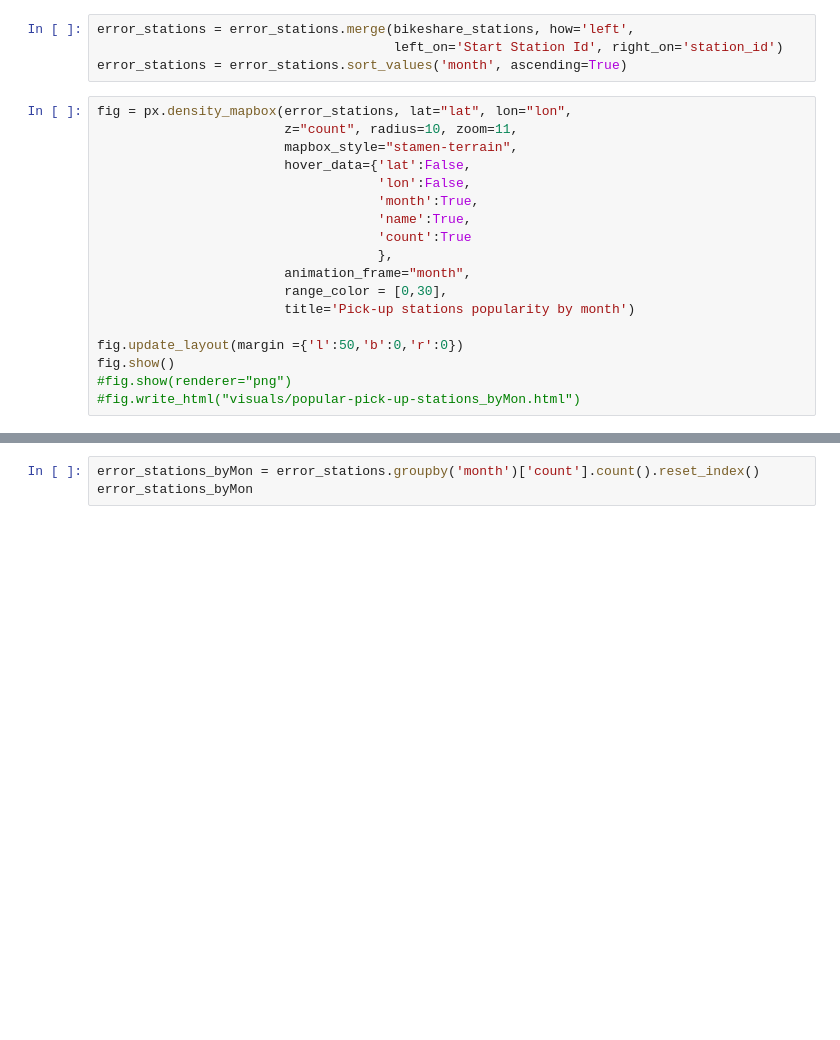
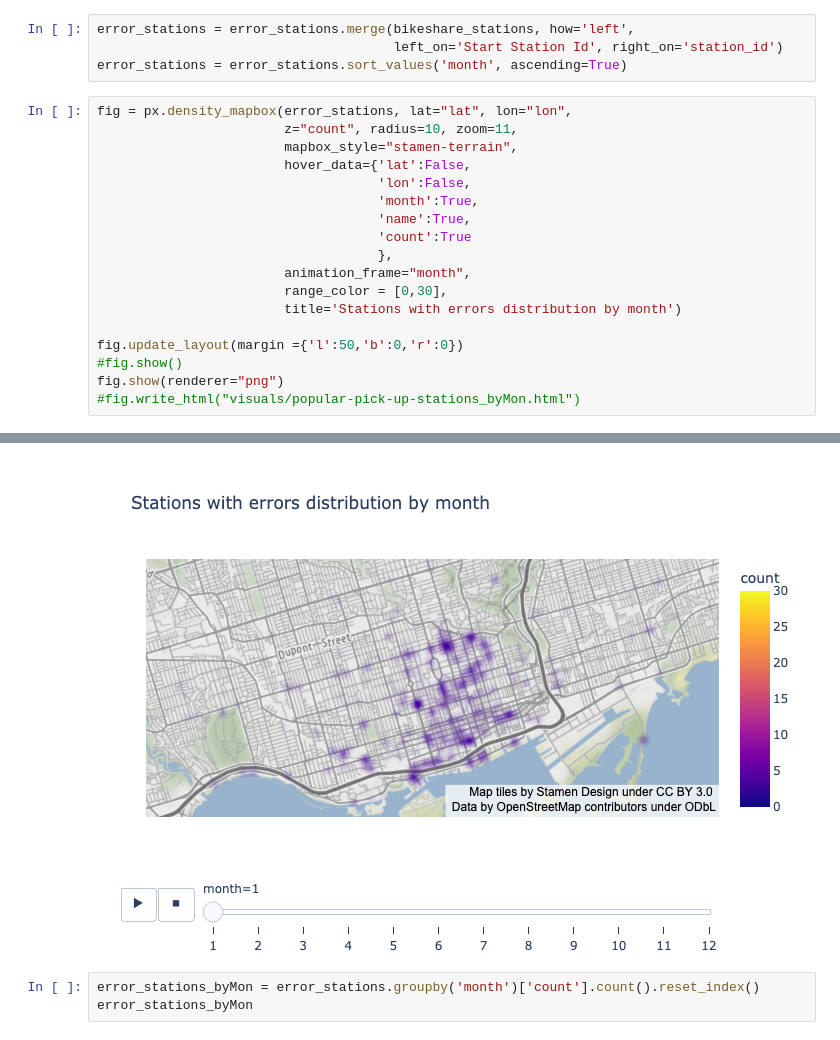
Before and after one commit to dailyLi/toronto_bike_share, a Jupyter notebook: Troubleshooting.ipynb, the cells around one changed output, grey strips where cells are left out. Cells and saved outputs as stored; diff of their text form; blank space fills up the shorter version.

```diff
--- a/Troubleshooting.ipynb
+++ b/Troubleshooting.ipynb
@@ -156,10 +144,10 @@ fig = px.density_mapbox(error_stations, lat="lat", lon="lon",
                                     },
                         animation_frame="month",
                         range_color = [0,30],
-                        title='Pick-up stations popularity by month')
+                        title='Stations with errors distribution by month')
 
 fig.update_layout(margin ={'l':50,'b':0,'r':0})
-fig.show()
-#fig.show(renderer="png")
+#fig.show()
+fig.show(renderer="png")
 #fig.write_html("visuals/popular-pick-up-stations_byMon.html")
 # %% [output]
@@ -167,3 +154,4 @@ fig.show()
+[figure, added]
 # %%
 error_stations_byMon = error_stations.groupby('month')['count'].count().reset_index()
 error_stations_byMon
```
Also changed, not shown: parts of 5 cells of this notebook.
